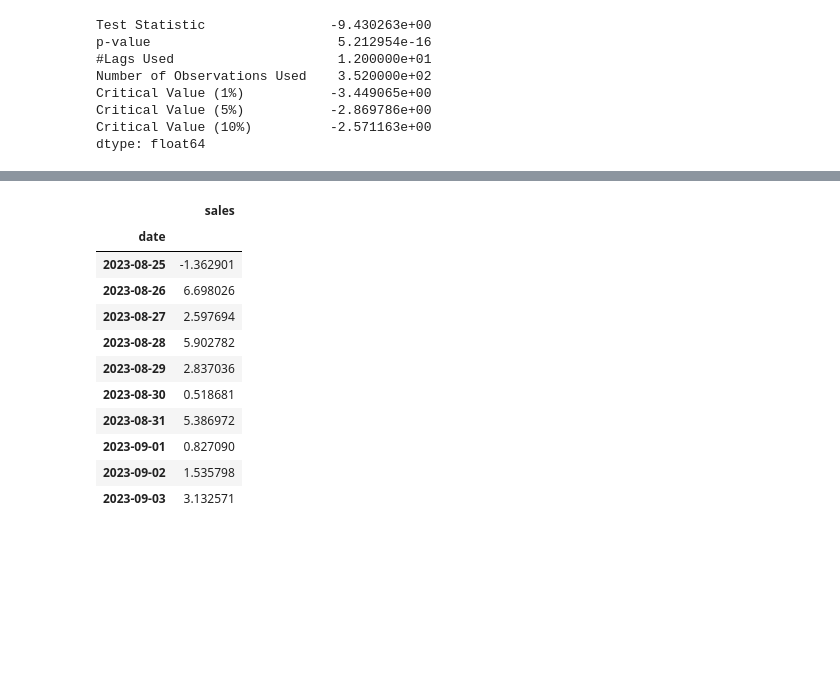
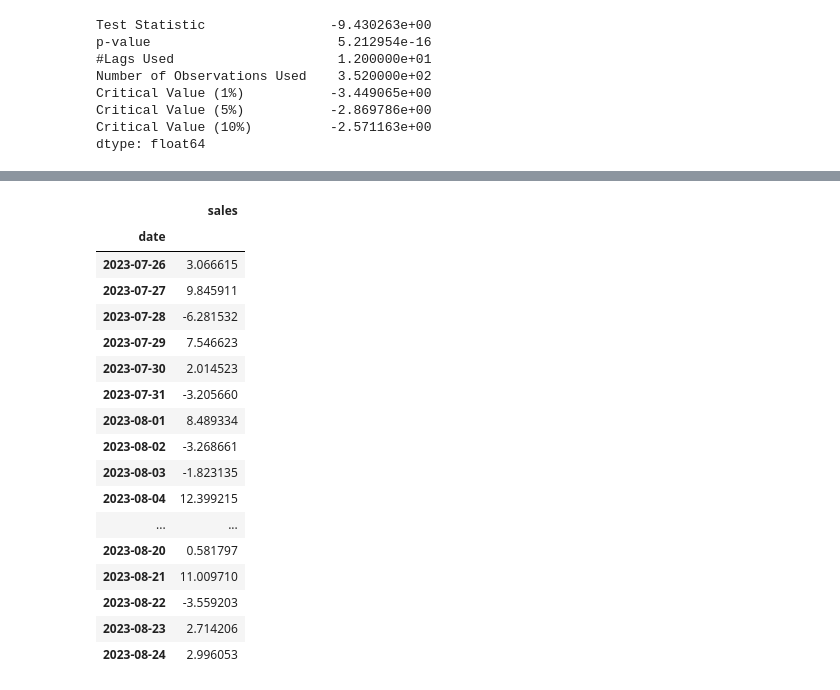
Before and after one commit to PabloTSuarez/Series_temporales_PTS, a Jupyter notebook: src/explore.ipynb, the cells around one changed output, grey strips where cells are left out. Saved outputs shown, nothing was run; the diff lists cells and outputs as text; code cells hidden in the pictures; blank space fills up the shorter version.

```diff
--- a/src/explore.ipynb
+++ b/src/explore.ipynb
@@ -216,21 +213,27 @@ Warnings:
 # %%
 train_df = df_stationary[(df_stationary.index>pd.to_datetime('2023-07-25').date()) &(df_stationary.index<pd.to_datetime('2023-08-25').date())]
 test_df = df_stationary[df_stationary.index>=pd.to_datetime('2023-08-25').date()]
-# %%
-test_df
-# %% [output]
-|  | sales |
-| date |  |
-| 2023-08-25 | -1.362901 |
-| 2023-08-26 | 6.698026 |
-| 2023-08-27 | 2.597694 |
-| 2023-08-28 | 5.902782 |
-| 2023-08-29 | 2.837036 |
-| 2023-08-30 | 0.518681 |
-| 2023-08-31 | 5.386972 |
-| 2023-09-01 | 0.827090 |
-| 2023-09-02 | 1.535798 |
-| 2023-09-03 | 3.132571 |
+# %%
+train_df
+# %% [output]
+|  | sales |
+| date |  |
+| 2023-07-26 | 3.066615 |
+| 2023-07-27 | 9.845911 |
+| 2023-07-28 | -6.281532 |
+| 2023-07-29 | 7.546623 |
+| 2023-07-30 | 2.014523 |
+| 2023-07-31 | -3.205660 |
+| 2023-08-01 | 8.489334 |
+| 2023-08-02 | -3.268661 |
+| 2023-08-03 | -1.823135 |
+| 2023-08-04 | 12.399215 |
+| ... | ... |
+| 2023-08-20 | 0.581797 |
+| 2023-08-21 | 11.009710 |
+| 2023-08-22 | -3.559203 |
+| 2023-08-23 | 2.714206 |
+| 2023-08-24 | 2.996053 |
 # %%
 model = auto_arima(train_df,seasonal=True,trace=True,m=7)
 # %% [output]
```
Also changed, not shown: parts of 9 cells of this notebook, 1 other file.
